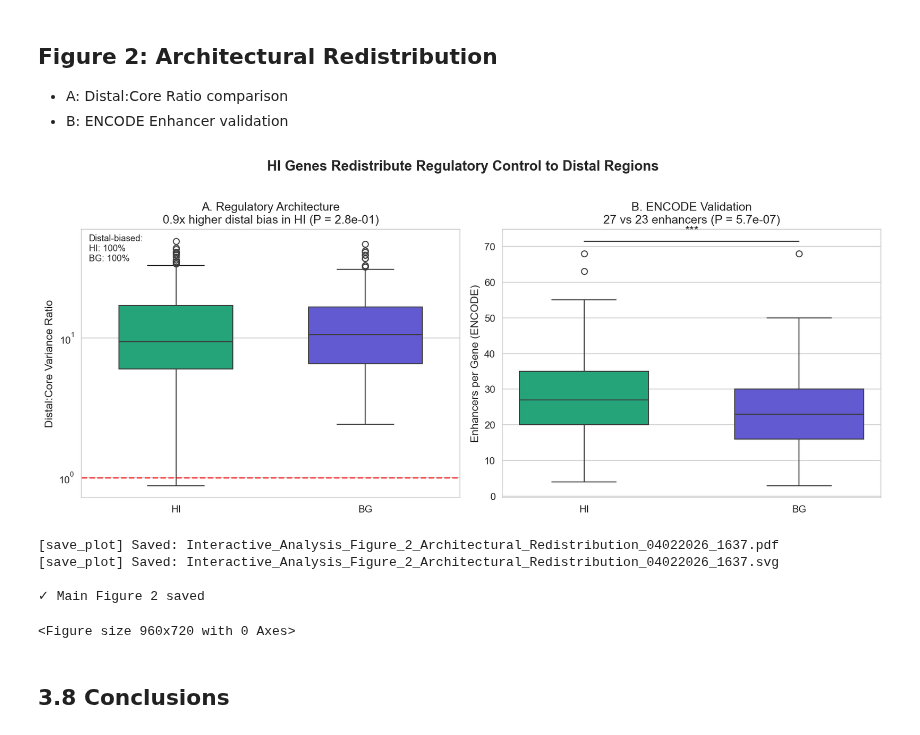
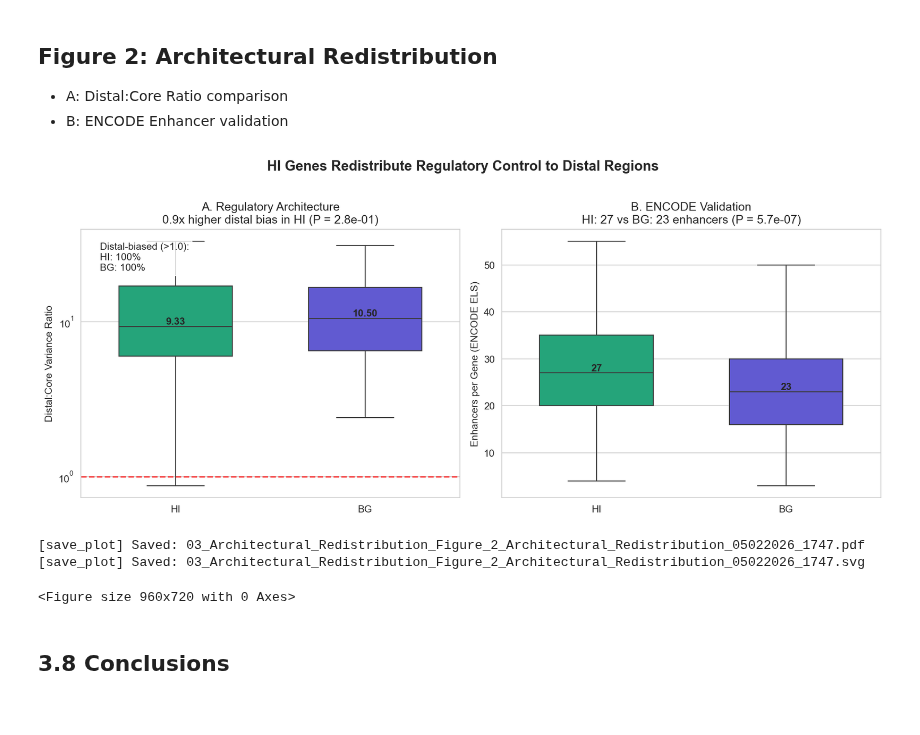
Before and after one commit to markus-marandi/in-silico-vg-analysis, a Jupyter notebook: 04_ESHG_abstract/03_architecture_distributions.ipynb, the cells around one changed output. Cells and saved outputs as stored; diff of their text form; code cells hidden in the pictures.

```diff
--- a/04_ESHG_abstract/03_architecture_distributions.ipynb
+++ b/04_ESHG_abstract/03_architecture_distributions.ipynb
@@ -417,15 +427,12 @@ down_distal                   0.000338     0.000512     0.66x     4.99e-03
 with autosave('3.4_Spatial_Variance_Breakdown', notebook=NOTEBOOK_NAME):
     fig, axes = plt.subplots(1, 2, figsize=(14, 5))
 
-    # Panel A: Grouped bar chart
     ax = axes[0]
     x = np.arange(len(regions))
     width = 0.35
 
-    bars1 = ax.bar(x - width/2, hi_medians, width, label='ClinGen HI',
-                   color=SOURCE_PALETTE['clingen'])
-    bars2 = ax.bar(x + width/2, bg_medians, width, label='Background',
-                   color=SOURCE_PALETTE['background'])
+    ax.bar(x - width/2, hi_medians, width, label='ClinGen HI', color=SOURCE_PALETTE['clingen'])
+    ax.bar(x + width/2, bg_medians, width, label='Background', color=SOURCE_PALETTE['background'])
 
     ax.set_ylabel('Median Vg')
     ax.set_title('A. Variance by Spatial Region')
@@ -434,12 +441,11 @@ with autosave('3.4_Spatial_Variance_Breakdown', notebook=NOTEBOOK_NAME):
     ax.legend()
     ax.set_yscale('log')
 
-    # Panel B: Ratio by region
     ax = axes[1]
     ratios = [h/b if b > 0 else 0 for h, b in zip(hi_medians, bg_medians)]
     colors = [SOURCE_PALETTE['clingen'] if r > 1 else SOURCE_PALETTE['background'] for r in ratios]
 
-    bars = ax.bar(x, ratios, color=colors, alpha=0.8)
+    ax.bar(x, ratios, color=colors, alpha=0.8)
     ax.axhline(y=1.0, color='red', linestyle='--', alpha=0.7, label='Equal (HI = BG)')
     ax.set_ylabel('HI / Background Ratio')
     ax.set_title('B. HI vs Background by Region')
@@ -447,10 +453,14 @@ with autosave('3.4_Spatial_Variance_Breakdown', notebook=NOTEBOOK_NAME):
     ax.set_xticklabels(region_labels, fontsize=9)
     ax.legend()
 
-    # Add ratio labels
     for i, r in enumerate(ratios):
         ax.text(i, r + 0.05, f'{r:.2f}x', ha='center', fontsize=9)
 
+    plt.figtext(0.5, -0.05,
+                "Promoter: TSS±200bp | Proximal upstream: -200bp to -5kb | Distal upstream: -2kb to -10kb\n"
+                "Proximal downstream: +200bp to +5kb | Distal downstream: +2kb to +10kb",
+                ha="center", fontsize=9, bbox={"facecolor":"orange", "alpha":0.1, "pad":5})
+
     plt.tight_layout()
     plt.show()
 # %% [output]
@@ -833,65 +829,53 @@ Enhancers per Gene        27        23     1.17x 5.71e-07      0.41
 - B: ENCODE Enhancer validation
 # %%
 fold_enrichment = np.median(hi_ratio) / np.median(bg_ratio)
-
 hi_pct_distal = 100 * np.mean(hi_ratio > 1.0)
 bg_pct_distal = 100 * np.mean(bg_ratio > 1.0)
 
 stat, pval = stats.mannwhitneyu(hi_ratio, bg_ratio, alternative='two-sided')
 stat_enh, pval_enh = stats.mannwhitneyu(hi_enh, bg_enh, alternative='greater')
 
 with autosave('Figure_2_Architectural_Redistribution', notebook=NOTEBOOK_NAME):
     fig, axes = plt.subplots(1, 2, figsize=(12, 5))
-
     palette = [SOURCE_PALETTE['clingen'], SOURCE_PALETTE['background']]
 
-    # Panel A: Distal:Core Ratio
     ax = axes[0]
-    plot_data = pd.DataFrame({
-        'Ratio': np.concatenate([hi_ratio, bg_ratio]),
-        'Group': ['HI'] * len(hi_ratio) + ['BG'] * len(bg_ratio)
-    })
-    sns.boxplot(data=plot_data, x='Group', y='Ratio', ax=ax, palette=palette,
-                hue='Group', legend=False, width=0.6)
+    data_a = [hi_ratio, bg_ratio]
+    sns.boxplot(data=data_a, ax=ax, palette=palette, width=0.6, showfliers=False)
+
     ax.axhline(y=1.0, color='red', linestyle='--', alpha=0.7, linewidth=1.5)
-    ax.set_ylabel('Distal:Core Variance Ratio', fontsize=11)
-    ax.set_xlabel('')
     ax.set_yscale('log')
-    ax.set_title(f'A. Regulatory Architecture\n{fold_enrichment:.1f}x higher distal bias in HI (P = {pval:.1e})', fontsize=12)
+    ax.set_xticks([0, 1])
+    ax.set_xticklabels(['HI', 'BG'])
+    ax.set_ylabel('Distal:Core Variance Ratio')
+    ax.set_title(f'A. Regulatory Architecture\n{fold_enrichment:.1f}x higher distal bias in HI (P = {pval:.1e})')
 
-    ax.text(0.02, 0.98, f'Distal-biased:\nHI: {hi_pct_distal:.0f}%\nBG: {bg_pct_distal:.0f}%',
-            transform=ax.transAxes, fontsize=9, verticalalignment='top',
-            bbox=dict(boxstyle='round', facecolor='white', alpha=0.8))
+    ax.text(0.05, 0.95, f'Distal-biased (>1.0):\nHI: {hi_pct_distal:.0f}%\nBG: {bg_pct_distal:.0f}%',
+            transform=ax.transAxes, va='top', bbox=dict(boxstyle='round', facecolor='white', alpha=0.8))
 
-    # Panel B: ENCODE Enhancers
+    for i, d in enumerate(data_a):
+        ax.text(i, np.median(d), f'{np.median(d):.2f}', ha='center', va='bottom', fontweight='bold')
+
     ax = axes[1]
-    plot_data = pd.DataFrame({
-        'Enhancers': np.concatenate([hi_enh, bg_enh]),
-        'Group': ['HI'] * len(hi_enh) + ['BG'] * len(bg_enh)
-    })
-    sns.boxplot(data=plot_data, x='Group', y='Enhancers', ax=ax, palette=palette,
-                hue='Group', legend=False, width=0.6)
-    ax.set_ylabel('Enhancers per Gene (ENCODE)', fontsize=11)
-    ax.set_xlabel('')
-    ax.set_title(f'B. ENCODE Validation\n{np.median(hi_enh):.0f} vs {np.median(bg_enh):.0f} enhancers (P = {pval_enh:.1e})', fontsize=12)
+    data_b = [hi_enh, bg_enh]
+    sns.boxplot(data=data_b, ax=ax, palette=palette, width=0.6, showfliers=False)
 
-    # Add significance bar to panel B
-    y_max = plot_data['Enhancers'].max()
-    ax.plot([0, 1], [y_max*1.05, y_max*1.05], 'k-', lw=1)
-    ax.text(0.5, y_max*1.08, '***', ha='center', fontsize=12)
+    ax.set_xticks([0, 1])
+    ax.set_xticklabels(['HI', 'BG'])
+    ax.set_ylabel('Enhancers per Gene (ENCODE ELS)')
+    ax.set_title(f'B. ENCODE Validation\nHI: {np.median(hi_enh):.0f} vs BG: {np.median(bg_enh):.0f} enhancers (P = {pval_enh:.1e})')
+
+    for i, d in enumerate(data_b):
+        ax.text(i, np.median(d), f'{np.median(d):.0f}', ha='center', va='bottom', fontweight='bold')
 
     plt.suptitle('HI Genes Redistribute Regulatory Control to Distal Regions',
                  fontsize=14, fontweight='bold', y=1.02)
     plt.tight_layout()
     plt.show()
-
-print('\n✓ Main Figure 2 saved')
 # %% [output]
-[figure, old version]
+[figure, new version]
-[save_plot] Saved: Interactive_Analysis_Figure_2_Architectural_Redistribution_04022026_1637.pdf
-[save_plot] Saved: Interactive_Analysis_Figure_2_Architectural_Redistribution_04022026_1637.svg
-
-✓ Main Figure 2 saved
+[save_plot] Saved: 03_Architectural_Redistribution_Figure_2_Architectural_Redistribution_05022026_1747.pdf
+[save_plot] Saved: 03_Architectural_Redistribution_Figure_2_Architectural_Redistribution_05022026_1747.svg
 <Figure size 960x720 with 0 Axes>
 # %% [markdown]
 
```
Also changed, not shown: parts of 20 cells of this notebook, 4 other files.
